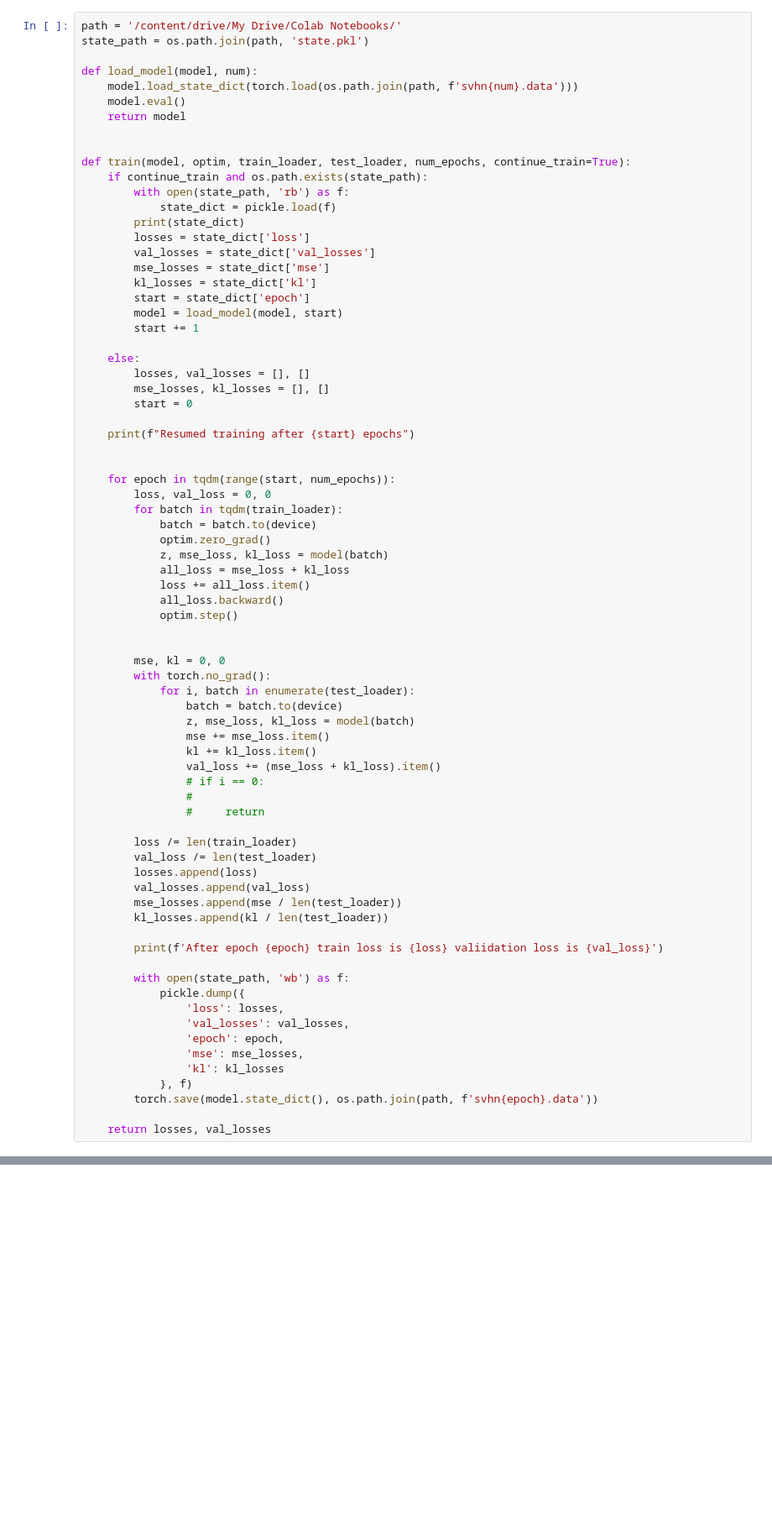
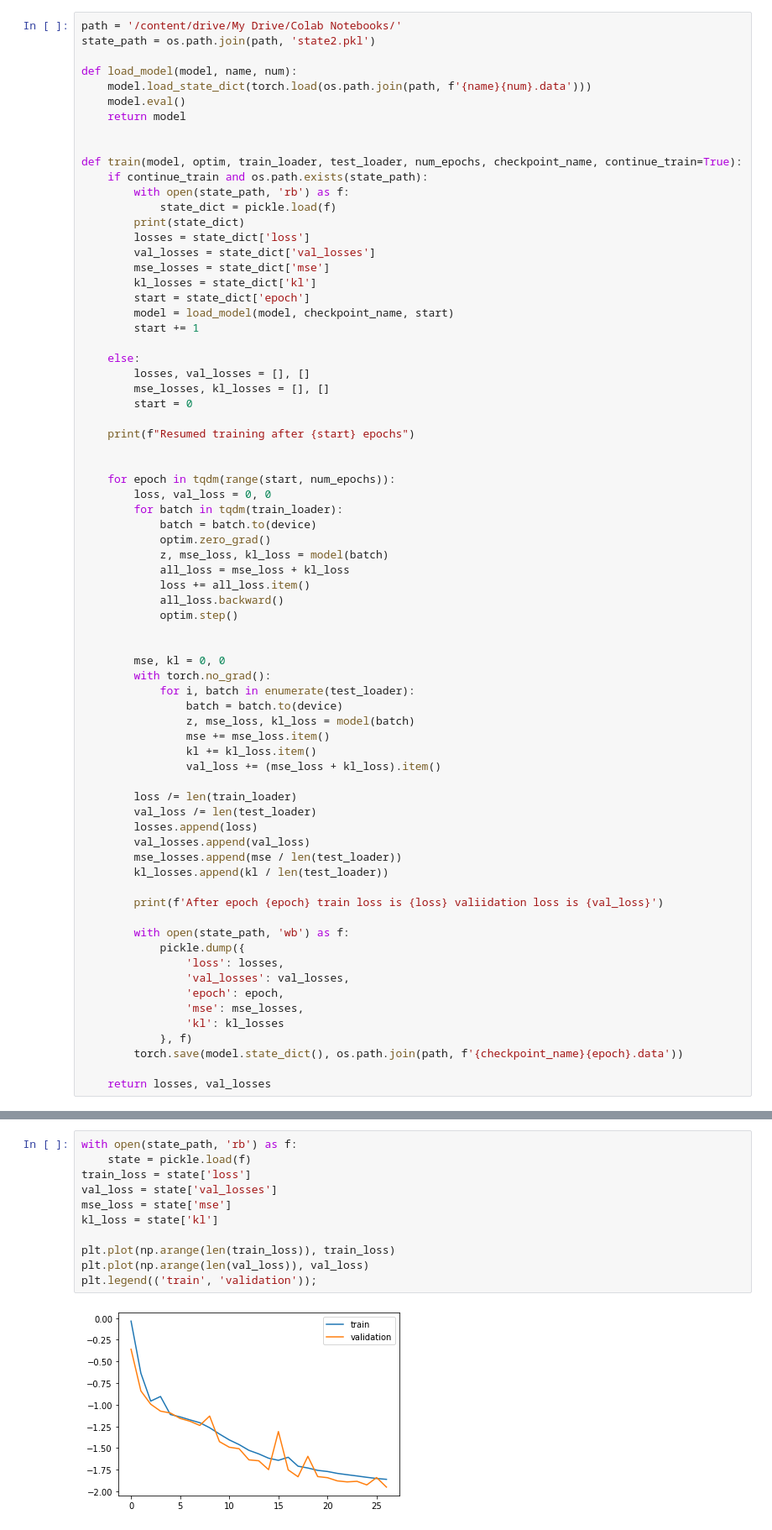
Before and after one commit to AndreySmirdin/DeepUnsupervisedLearning, a Jupyter notebook: Task7.ipynb, the cells around one changed output, grey strips where cells are left out. Shown at 84% size. Cells and saved outputs as stored; diff of their text form; blank space fills up the shorter version.

```diff
--- a/Task7.ipynb
+++ b/Task7.ipynb
@@ -117,15 +118,15 @@ class VAE(nn.Module):
         return decoded
 # %%
 path = '/content/drive/My Drive/Colab Notebooks/'
-state_path = os.path.join(path, 'state.pkl')
+state_path = os.path.join(path, 'state2.pkl')
 
-def load_model(model, num):
-    model.load_state_dict(torch.load(os.path.join(path, f'svhn{num}.data')))
+def load_model(model, name, num):
+    model.load_state_dict(torch.load(os.path.join(path, f'{name}{num}.data')))
     model.eval()
     return model
 
 
-def train(model, optim, train_loader, test_loader, num_epochs, continue_train=True):
+def train(model, optim, train_loader, test_loader, num_epochs, checkpoint_name, continue_train=True):
     if continue_train and os.path.exists(state_path):
         with open(state_path, 'rb') as f:
             state_dict = pickle.load(f)
@@ -135,7 +136,7 @@ def train(model, optim, train_loader, test_loader, num_epochs, continue_train=Tr
         mse_losses = state_dict['mse']
         kl_losses = state_dict['kl']
         start = state_dict['epoch']
-        model = load_model(model, start)
+        model = load_model(model, checkpoint_name, start)
         start += 1
 
     else:
@@ -166,9 +167,6 @@ def train(model, optim, train_loader, test_loader, num_epochs, continue_train=Tr
                 mse += mse_loss.item()
                 kl += kl_loss.item()
                 val_loss += (mse_loss + kl_loss).item()
-                # if i == 0:
-                #
-                #     return
 
         loss /= len(train_loader)
         val_loss /= len(test_loader)
@@ -187,7 +185,7 @@ def train(model, optim, train_loader, test_loader, num_epochs, continue_train=Tr
                 'mse': mse_losses,
                 'kl': kl_losses
             }, f)
-        torch.save(model.state_dict(), os.path.join(path, f'svhn{epoch}.data'))
+        torch.save(model.state_dict(), os.path.join(path, f'{checkpoint_name}{epoch}.data'))
 
     return losses, val_losses
 # %%
@@ -270,0 +384,13 @@ imshow(grid)
+# %%
+with open(state_path, 'rb') as f:
+    state = pickle.load(f)
+train_loss = state['loss']
+val_loss = state['val_losses']
+mse_loss = state['mse']
+kl_loss = state['kl']
+
+plt.plot(np.arange(len(train_loss)), train_loss)
+plt.plot(np.arange(len(val_loss)), val_loss)
+plt.legend(('train', 'validation'));
+# %% [output]
+[figure, added]
```
Also changed, not shown: parts of 8 cells of this notebook.
